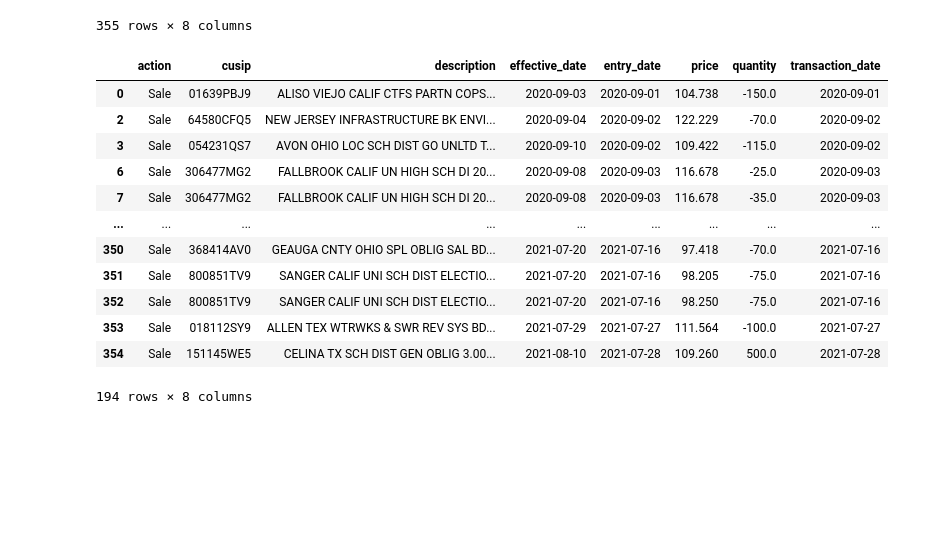
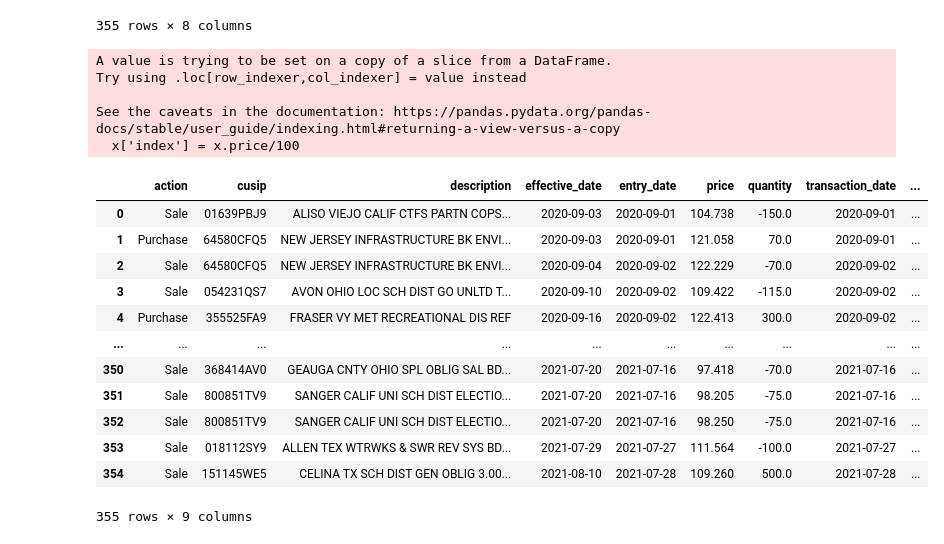
Before and after one commit to albertopuentes/small-side-projects, a Jupyter notebook: Sample_Trade_History_Monitor.ipynb, the cells around one changed output. Drawn from its saved outputs; the diff is of its cells as text; code cells hidden in the pictures; blank space fills up the shorter version.

Commit message:
index

```diff
--- a/Sample_Trade_History_Monitor.ipynb
+++ b/Sample_Trade_History_Monitor.ipynb
@@ -234,18 +234,31 @@ trades.sort_values(by=['cusip', 'effective_date'])
 355 rows × 8 columns
 # %%
 # create sale p&l
-trades.loc[(trades.action == 'Sale')]
+x = trades.loc[(trades.action == 'Sale')]
-# %% [output]
-|  | action | cusip | description | effective_date | entry_date | price | quantity | transaction_date |
-| 0 | Sale | 01639PBJ9 | ALISO VIEJO CALIF CTFS PARTN COPS... | 2020-09-03 | 2020-09-01 | 104.738 | -150.0 | 2020-09-01 |
-| 2 | Sale | 64580CFQ5 | NEW JERSEY INFRASTRUCTURE BK ENVI... | 2020-09-04 | 2020-09-02 | 122.229 | -70.0 | 2020-09-02 |
-| 3 | Sale | 054231QS7 | AVON OHIO LOC SCH DIST GO UNLTD T... | 2020-09-10 | 2020-09-02 | 109.422 | -115.0 | 2020-09-02 |
-| 6 | Sale | 306477MG2 | FALLBROOK CALIF UN HIGH SCH DI 20... | 2020-09-08 | 2020-09-03 | 116.678 | -25.0 | 2020-09-03 |
-| 7 | Sale | 306477MG2 | FALLBROOK CALIF UN HIGH SCH DI 20... | 2020-09-08 | 2020-09-03 | 116.678 | -35.0 | 2020-09-03 |
-| ... | ... | ... | ... | ... | ... | ... | ... | ... |
-| 350 | Sale | 368414AV0 | GEAUGA CNTY OHIO SPL OBLIG SAL BD... | 2021-07-20 | 2021-07-16 | 97.418 | -70.0 | 2021-07-16 |
-| 351 | Sale | 800851TV9 | SANGER CALIF UNI SCH DIST ELECTIO... | 2021-07-20 | 2021-07-16 | 98.205 | -75.0 | 2021-07-16 |
-| 352 | Sale | 800851TV9 | SANGER CALIF UNI SCH DIST ELECTIO... | 2021-07-20 | 2021-07-16 | 98.250 | -75.0 | 2021-07-16 |
-| 353 | Sale | 018112SY9 | ALLEN TEX WTRWKS & SWR REV SYS BD... | 2021-07-29 | 2021-07-27 | 111.564 | -100.0 | 2021-07-27 |
-| 354 | Sale | 151145WE5 | CELINA TX SCH DIST GEN OBLIG 3.00... | 2021-08-10 | 2021-07-28 | 109.260 | 500.0 | 2021-07-28 |
-194 rows × 8 columns
+# %%
+x['index'] = x.price/100
+# %% [output]
+A value is trying to be set on a copy of a slice from a DataFrame.
+Try using .loc[row_indexer,col_indexer] = value instead
+
+See the caveats in the documentation: https://pandas.pydata.org/pandas-docs/stable/user_guide/indexing.html#returning-a-view-versus-a-copy
+  x['index'] = x.price/100
+# %%
+# adjust price for p&l calc
+trades['index'] = trades.price/100
+# %%
+trades
+# %% [output]
+|  | action | cusip | description | effective_date | entry_date | price | quantity | transaction_date | ... |
+| 0 | Sale | 01639PBJ9 | ALISO VIEJO CALIF CTFS PARTN COPS... | 2020-09-03 | 2020-09-01 | 104.738 | -150.0 | 2020-09-01 | ... |
+| 1 | Purchase | 64580CFQ5 | NEW JERSEY INFRASTRUCTURE BK ENVI... | 2020-09-03 | 2020-09-01 | 121.058 | 70.0 | 2020-09-01 | ... |
+| 2 | Sale | 64580CFQ5 | NEW JERSEY INFRASTRUCTURE BK ENVI... | 2020-09-04 | 2020-09-02 | 122.229 | -70.0 | 2020-09-02 | ... |
+| 3 | Sale | 054231QS7 | AVON OHIO LOC SCH DIST GO UNLTD T... | 2020-09-10 | 2020-09-02 | 109.422 | -115.0 | 2020-09-02 | ... |
+| 4 | Purchase | 355525FA9 | FRASER VY MET RECREATIONAL DIS REF | 2020-09-16 | 2020-09-02 | 122.413 | 300.0 | 2020-09-02 | ... |
+| ... | ... | ... | ... | ... | ... | ... | ... | ... | ... |
+| 350 | Sale | 368414AV0 | GEAUGA CNTY OHIO SPL OBLIG SAL BD... | 2021-07-20 | 2021-07-16 | 97.418 | -70.0 | 2021-07-16 | ... |
+| 351 | Sale | 800851TV9 | SANGER CALIF UNI SCH DIST ELECTIO... | 2021-07-20 | 2021-07-16 | 98.205 | -75.0 | 2021-07-16 | ... |
+| 352 | Sale | 800851TV9 | SANGER CALIF UNI SCH DIST ELECTIO... | 2021-07-20 | 2021-07-16 | 98.250 | -75.0 | 2021-07-16 | ... |
+| 353 | Sale | 018112SY9 | ALLEN TEX WTRWKS & SWR REV SYS BD... | 2021-07-29 | 2021-07-27 | 111.564 | -100.0 | 2021-07-27 | ... |
+| 354 | Sale | 151145WE5 | CELINA TX SCH DIST GEN OBLIG 3.00... | 2021-08-10 | 2021-07-28 | 109.260 | 500.0 | 2021-07-28 | ... |
+355 rows × 9 columns
```
